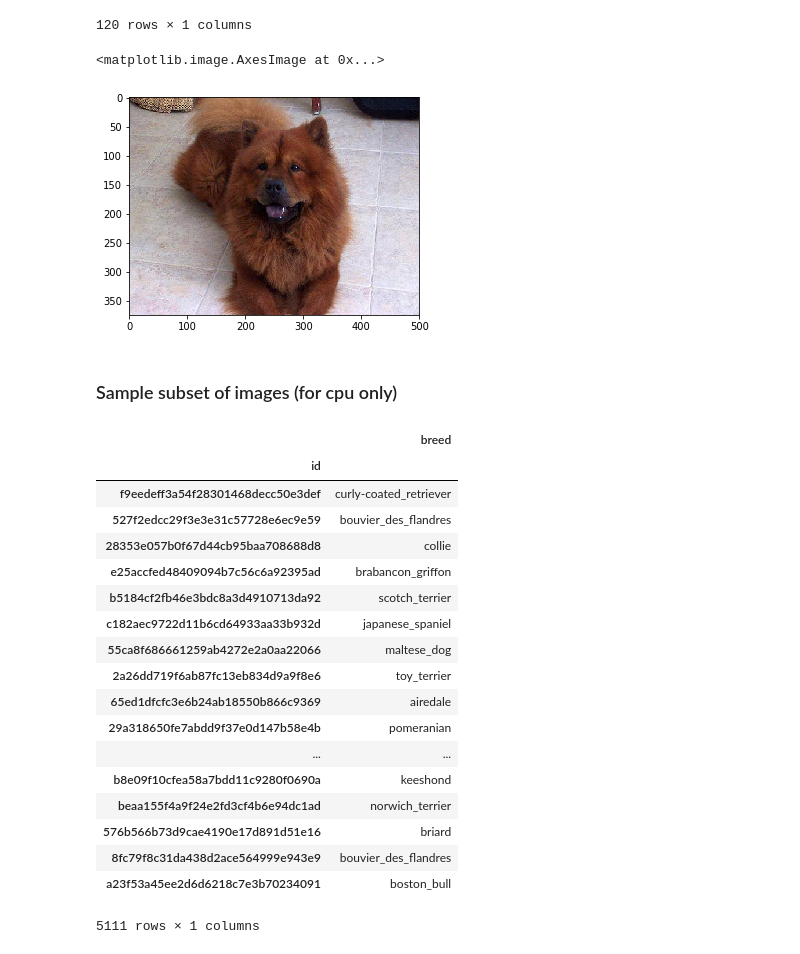
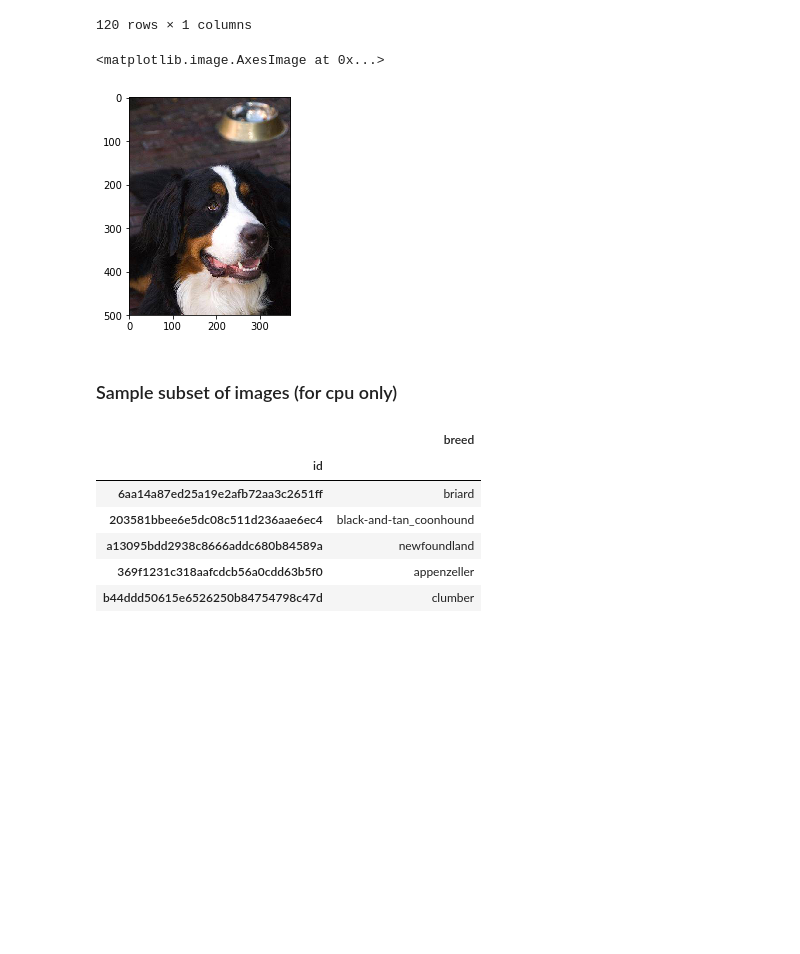
Before and after one commit to jpacostar/fastai-notes, a Jupyter notebook: Homework 1 - Dog breeds.ipynb, the cells around one changed output. Cells and saved outputs as stored; diff of their text form; code cells hidden in the pictures; blank space fills up the shorter version.

```diff
--- a/Homework 1 - Dog breeds.ipynb
+++ b/Homework 1 - Dog breeds.ipynb
@@ -45,6 +45,7 @@ True
 # ! dir ..\..\..\Github\data\dog-breed-identification
 # %%
 PATH = "..\\..\\..\\Github\\data\\dog-breed-identification\\"
+PATH = "../data/dog-breed-identification/"
 # %% [markdown]
 ## Initial Exploration
 # %%
@@ -119,7 +104,7 @@ img = plt.imread(PATH + 'train/' + labels_df.sample(1)['id'].values[0] + '.jpg')
 plt.imshow(img)
 # %% [output]
 <matplotlib.image.AxesImage at 0x...>
-[figure, old version]
+[figure, new version]
 # %% [markdown]
 ### Sample subset of images (for cpu only)
 # %%
@@ -127,24 +112,12 @@ frac = 0.5
 sample_labels_df = labels_df.sample(frac=frac).set_index('id')
 sample_labels_df.to_csv(PATH + 'sample_labels.csv')
 # %%
-sample_labels_df
+sample_labels_df.head()
 # %% [output]
 |  | breed |
 | id |  |
-| f9eedeff3a54f28301468decc50e3def | curly-coated_retriever |
-| 527f2edcc29f3e3e31c57728e6ec9e59 | bouvier_des_flandres |
-| 28353e057b0f67d44cb95baa708688d8 | collie |
-| e25accfed48409094b7c56c6a92395ad | brabancon_griffon |
-| b5184cf2fb46e3bdc8a3d4910713da92 | scotch_terrier |
-| c182aec9722d11b6cd64933aa33b932d | japanese_spaniel |
-| 55ca8f686661259ab4272e2a0aa22066 | maltese_dog |
-| 2a26dd719f6ab87fc13eb834d9a9f8e6 | toy_terrier |
-| 65ed1dfcfc3e6b24ab18550b866c9369 | airedale |
-| 29a318650fe7abdd9f37e0d147b58e4b | pomeranian |
-| ... | ... |
-| b8e09f10cfea58a7bdd11c9280f0690a | keeshond |
-| beaa155f4a9f24e2fd3cf4b6e94dc1ad | norwich_terrier |
-| 576b566b73d9cae4190e17d891d51e16 | briard |
-| 8fc79f8c31da438d2ace564999e943e9 | bouvier_des_flandres |
-| a23f53a45ee2d6d6218c7e3b70234091 | boston_bull |
+| 6aa14a87ed25a19e2afb72aa3c2651ff | briard |
+| 203581bbee6e5dc08c511d236aae6ec4 | black-and-tan_coonhound |
+| a13095bdd2938c8666addc680b84589a | newfoundland |
+| 369f1231c318aafcdcb56a0cdd63b5f0 | appenzeller |
+| b44ddd50615e6526250b84754798c47d | clumber |
-5111 rows × 1 columns
```
Also changed, not shown: parts of 37 cells of this notebook.
